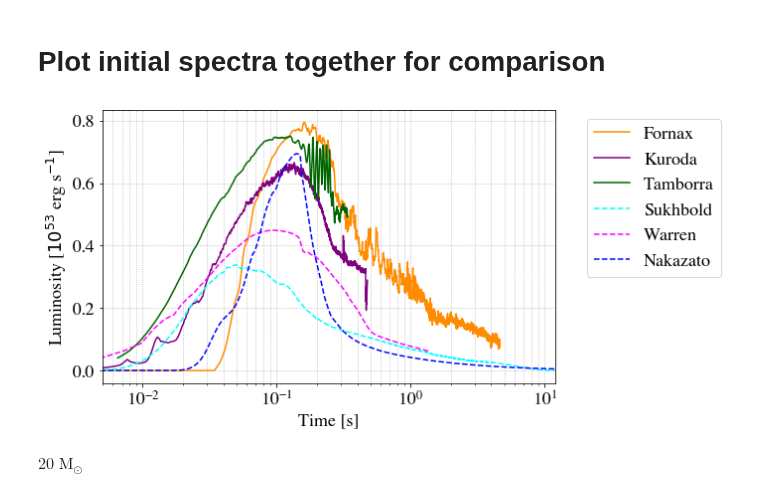
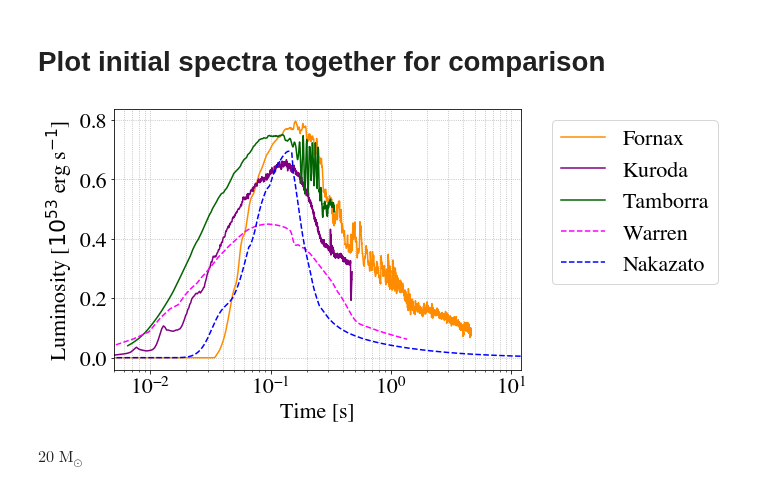
Before and after one commit to joesmolsky/sspike, a Jupyter notebook: notebooks/initial_spectra.ipynb, the cells around one changed output. Saved outputs shown, nothing was run; the diff lists cells and outputs as text; code cells hidden in the pictures.

Commit message:
update plot parameters

```diff
--- a/notebooks/initial_spectra.ipynb
+++ b/notebooks/initial_spectra.ipynb
@@ -4,7 +4,7 @@
 from matplotlib import rcParams
 rcParams['font.family'] = 'sans-serif'
 rcParams['font.sans-serif'] = ['Times']
-rcParams['font.size'] = 18
+rcParams['font.size'] = 22
 import matplotlib.pyplot as plt
 
 from snewpy.neutrino import Flavor
@@ -19,27 +20,26 @@ warren = Warren_2020(f'{snewpy_dir}/Warren_2020/stir_a1.23/stir_multimessenger_a
 # %%
 flavor = Flavor.NU_E_BAR
 
 fig, ax = plt.subplots(1,1, figsize=(10,5), tight_layout=True, facecolor='white')
 
 
 ax.plot(fornax.time, fornax.luminosity[flavor].to('1e53 erg/s'), label='Fornax', color='darkorange')
 ax.plot(kuroda.time, kuroda.luminosity[flavor].to('1e53 erg/s'), label='Kuroda', color='purple')
 ax.plot(tamborra.time, tamborra.luminosity[flavor].to('1e53 erg/s'), label='Tamborra', color='darkgreen')
-ax.plot(sukhbold.time, sukhbold.luminosity[flavor].to('1e53 erg/s'), label='Sukhbold', color='cyan', linestyle='dashed')
 ax.plot(warren.time, warren.luminosity[flavor].to('1e53 erg/s'), label='Warren', color='magenta', linestyle='dashed')
 ax.plot(nakazato.time, nakazato.luminosity[flavor].to('1e53 erg/s'), label='Nakazato', color='blue', linestyle='dashed')
 
 ax.set(xscale='log',
        xlim=(5e-3, 12),
-       xlabel=r'Time [s]',
-       ylabel=r'Luminosity [$10^{53}$ erg s$^{-1}$]')
+       xlabel='Time [s]',
+       ylabel='Luminosity [$10^{53}$ erg s$^{-1}$]')
        # title='20 $M_\odot$ progenitors')
 ax.grid(ls=':', which='both')
 ax.legend(bbox_to_anchor=(1.05, 1.0), loc='upper left')
 plt.savefig('../plots/m20-initial', dpi=600)
 plt.show()
 # %% [output]
-[figure, old version]
+[figure, new version]
 # %%
 fornax.progenitor_mass
 # %% [output]
```
Also changed, not shown: parts of 1 cell of this notebook.
